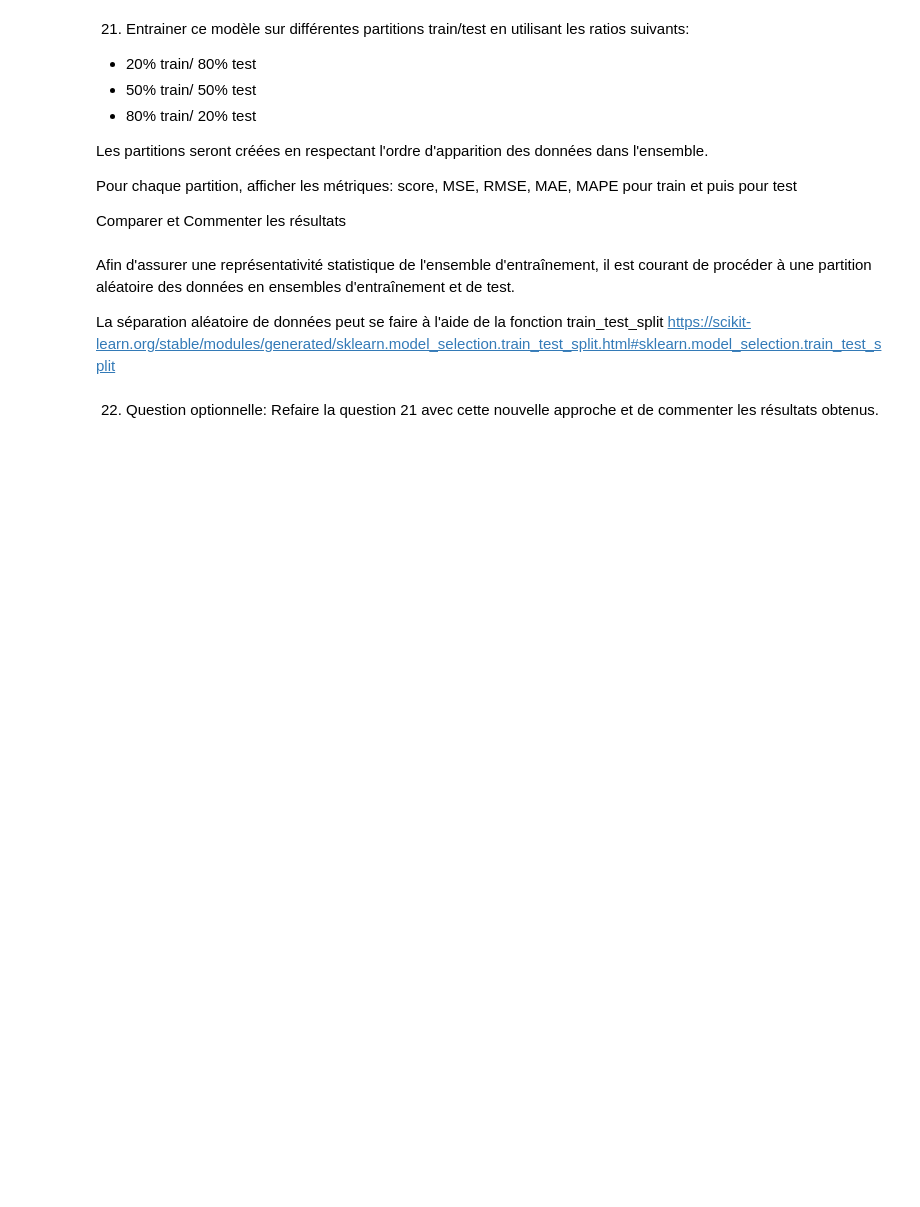
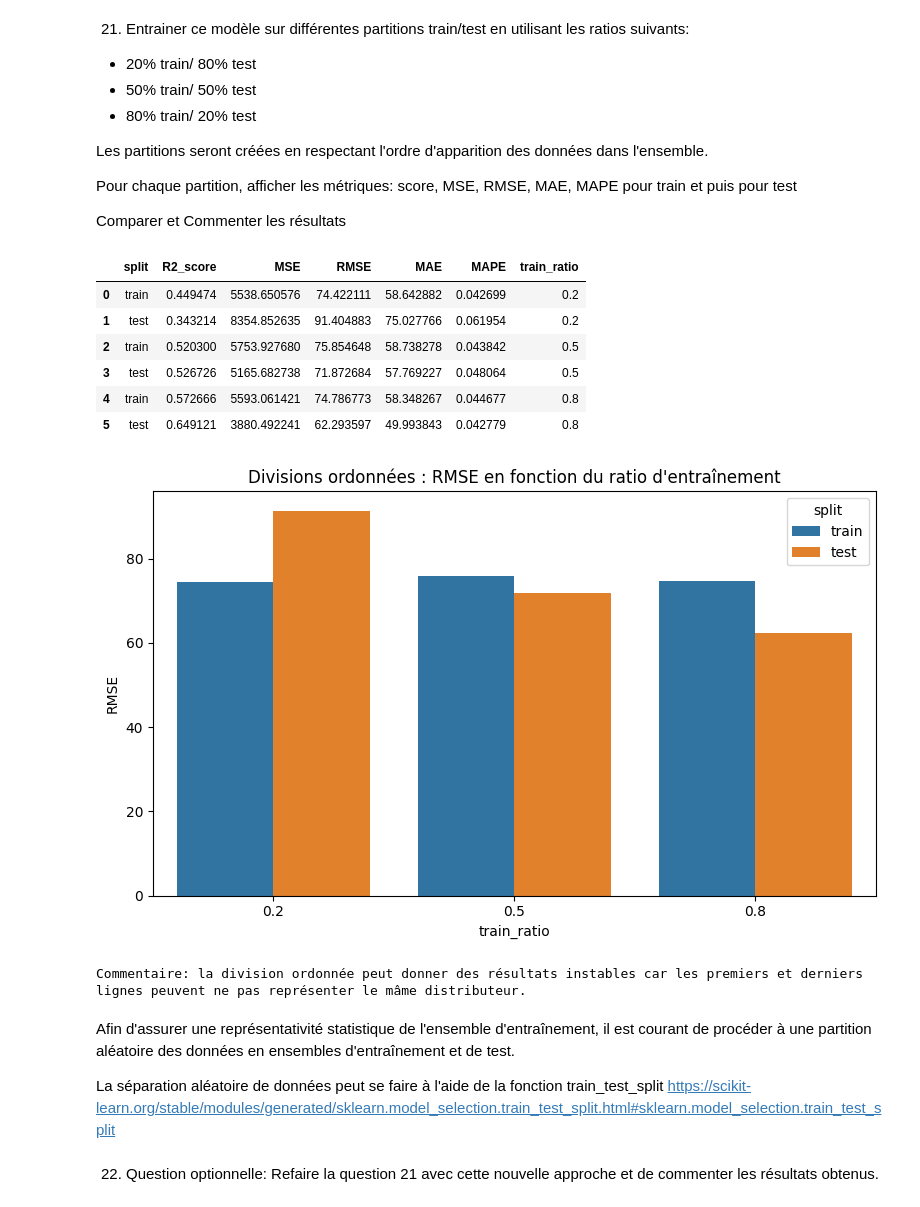
Before and after one commit to baunilhamarga/ei-climat, a Jupyter notebook: support-files/Etudes_EI_ST4/etude1_RLsimple/Etude1_RLsimple.ipynb, the cells around one changed output. Cells and saved outputs as stored; diff of their text form; code cells hidden in the pictures; blank space fills up the shorter version.

Commit message:
✨ finish part 2

```diff
--- a/support-files/Etudes_EI_ST4/etude1_RLsimple/Etude1_RLsimple.ipynb
+++ b/support-files/Etudes_EI_ST4/etude1_RLsimple/Etude1_RLsimple.ipynb
@@ -309,0 +345,7 @@ Votre réponse:
+# %%
+X = df[["Head Size(cm^3)"]]
+y = df["Brain Weight(grams)"]
+model_RL = LinearRegression()
+model_RL.fit(X, y)
+print(f'Coefficient w1 (slope): {model_RL.coef_[0]}')
+print(f'Coefficient w0 (intercept): {model_RL.intercept_}')
@@ -323,3 +366,55 @@ Comparer et Commenter les résultats
+# %%
+def regression_metrics(model, X_train, X_test, y_train, y_test):
+    rows = []
+    for split_name, X_part, y_part in [
+        ("train", X_train, y_train),
+        ("test", X_test, y_test),
+    ]:
+        pred = model.predict(X_part)
+        mse = mean_squared_error(y_part, pred)
+        rows.append({
+            "split": split_name,
+            "R2_score": r2_score(y_part, pred),
+            "MSE": mse,
+            "RMSE": np.sqrt(mse),
+            "MAE": mean_absolute_error(y_part, pred),
+            "MAPE": mean_absolute_percentage_error(y_part, pred),
+        })
+    return rows
+
+ordered_results = []
+for train_ratio in [0.2, 0.5, 0.8]:
+    split_index = int(len(df) * train_ratio)
+    X_train_ord = X.iloc[:split_index]
+    X_test_ord = X.iloc[split_index:]
+    y_train_ord = y.iloc[:split_index]
+    y_test_ord = y.iloc[split_index:]
+
+    model = LinearRegression().fit(X_train_ord, y_train_ord)
+    for row in regression_metrics(model, X_train_ord, X_test_ord, y_train_ord, y_test_ord):
+        row["train_ratio"] = train_ratio
+        ordered_results.append(row)
+
+ordered_results_df = pd.DataFrame(ordered_results)
+display(ordered_results_df)
+
+fig, ax = plt.subplots(figsize=(8, 5))
+sns.barplot(data=ordered_results_df, x="train_ratio", y="RMSE", hue="split", ax=ax)
+ax.set_title("Divisions ordonnées : RMSE en fonction du ratio d'entraînement")
+fig.tight_layout()
+plt.show()
+
+print("Commentaire: la division ordonnée peut donner des résultats instables car les premiers et derniers lignes peuvent ne pas représenter le mâme distributeur.")
+# %% [output]
+|  | split | R2_score | MSE | RMSE | MAE | MAPE | train_ratio |
+| 0 | train | 0.449474 | 5538.650576 | 74.422111 | 58.642882 | 0.042699 | 0.2 |
+| 1 | test | 0.343214 | 8354.852635 | 91.404883 | 75.027766 | 0.061954 | 0.2 |
+| 2 | train | 0.520300 | 5753.927680 | 75.854648 | 58.738278 | 0.043842 | 0.5 |
+| 3 | test | 0.526726 | 5165.682738 | 71.872684 | 57.769227 | 0.048064 | 0.5 |
+| 4 | train | 0.572666 | 5593.061421 | 74.786773 | 58.348267 | 0.044677 | 0.8 |
+| 5 | test | 0.649121 | 3880.492241 | 62.293597 | 49.993843 | 0.042779 | 0.8 |
+[figure, added]
+Commentaire: la division ordonnée peut donner des résultats instables car les premiers et derniers lignes peuvent ne pas représenter le mâme distributeur.
 # %% [markdown]
 Afin d'assurer une représentativité statistique de l'ensemble d'entraînement, il est courant de procéder à une partition aléatoire des données en ensembles d'entraînement et de test.
 
```
Also changed, not shown: parts of 9 cells of this notebook.
